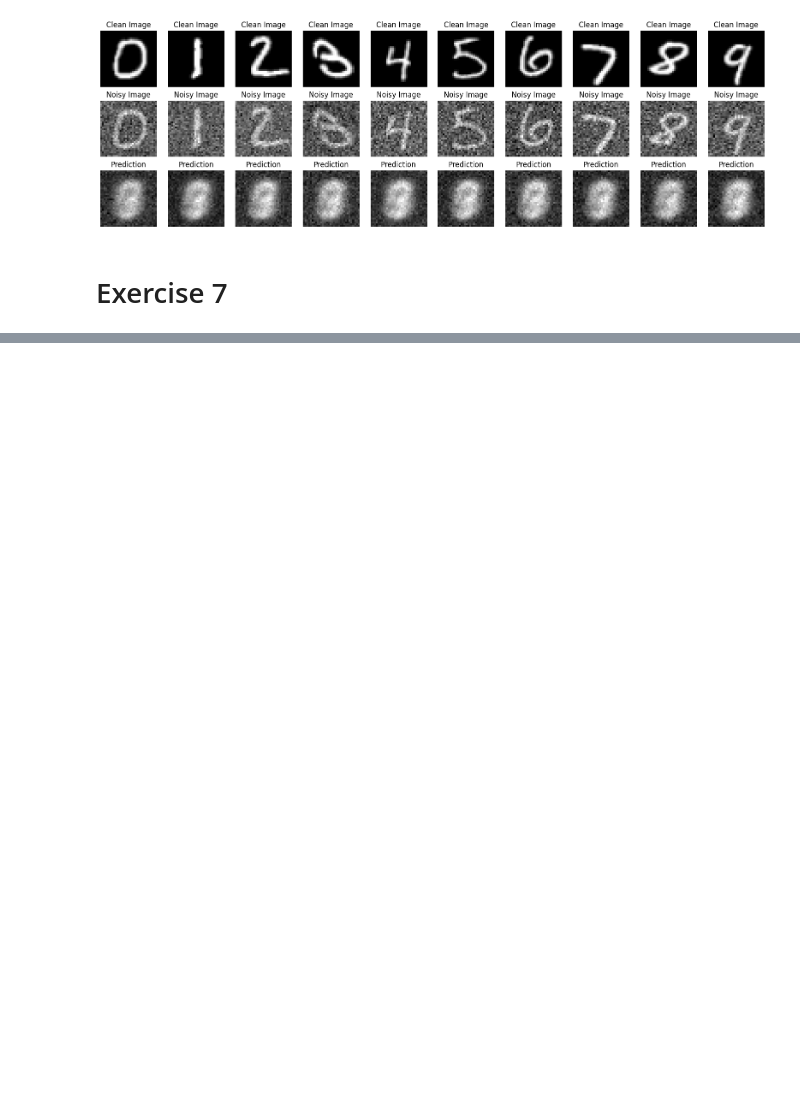
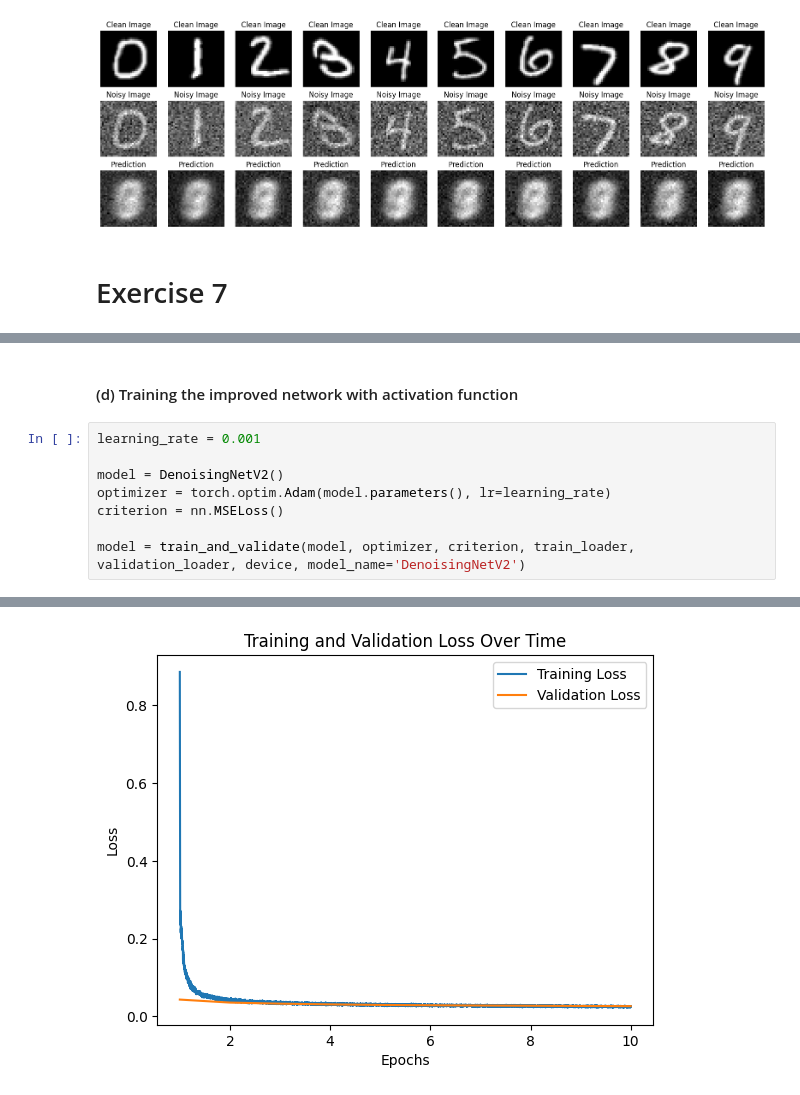
Before and after one commit to svenbbsp/5LSL0, a Jupyter notebook: Assignment_1/Assignment_1_Notebook.ipynb, the cells around one changed output, grey strips where cells are left out. Drawn from its saved outputs; the diff is of its cells as text; blank space fills up the shorter version.

```diff
--- a/Assignment_1/Assignment_1_Notebook.ipynb
+++ b/Assignment_1/Assignment_1_Notebook.ipynb
@@ -437,0 +540,11 @@ plt.show()
+# %% [markdown]
+#### (d) Training the improved network with activation function
+# %%
+learning_rate = 0.001
+
+model = DenoisingNetV2()
+optimizer = torch.optim.Adam(model.parameters(), lr=learning_rate)
+criterion = nn.MSELoss()
+
+model = train_and_validate(model, optimizer, criterion, train_loader, validation_loader, device, model_name='DenoisingNetV2')
+# %% [output]
@@ -437,0 +568 @@ plt.show()
+[figure, added]
```
Also changed, not shown: parts of 20 cells of this notebook.
